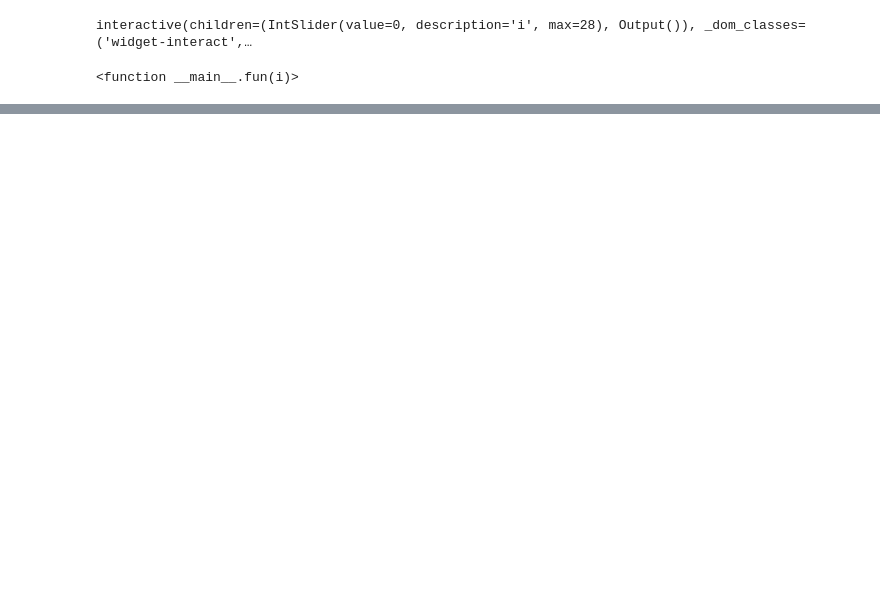
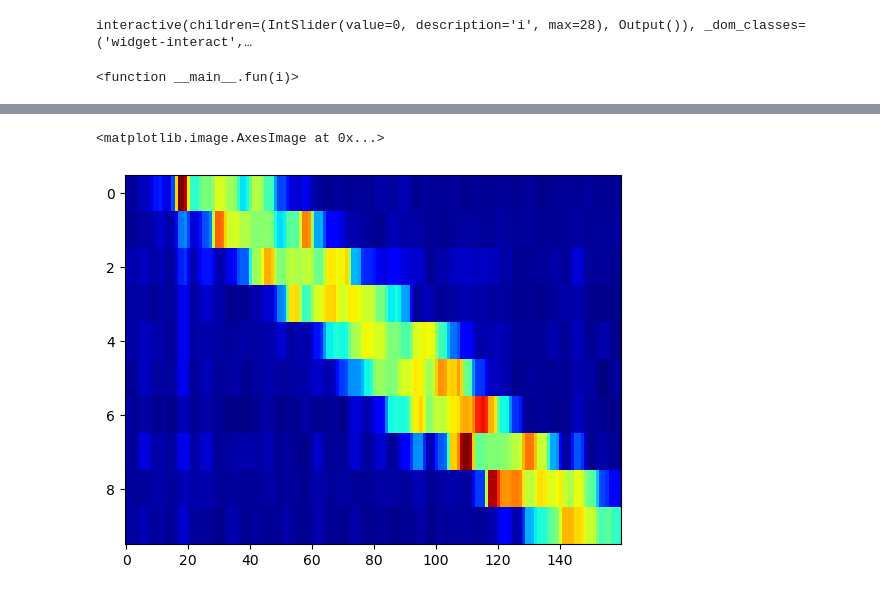
Before and after one commit to juWuBabaaaa/keypoint-research, a Jupyter notebook: 20230113.ipynb, the cells around one changed output, grey strips where cells are left out. Saved outputs shown, nothing was run; the diff lists cells and outputs as text; code cells hidden in the pictures; blank space fills up the shorter version.

```diff
--- a/20230113.ipynb
+++ b/20230113.ipynb
@@ -53,0 +88,6 @@ interactive(children=(IntSlider(value=0, description='i', max=399), Output()), _
+# %%
+block = piece[0:10, :160]
+plt.imshow(block, cmap='jet', aspect='auto')
+# %% [output]
+<matplotlib.image.AxesImage at 0x...>
+[figure, added]
```
Also changed, not shown: parts of 9 cells of this notebook, 2 other files.
